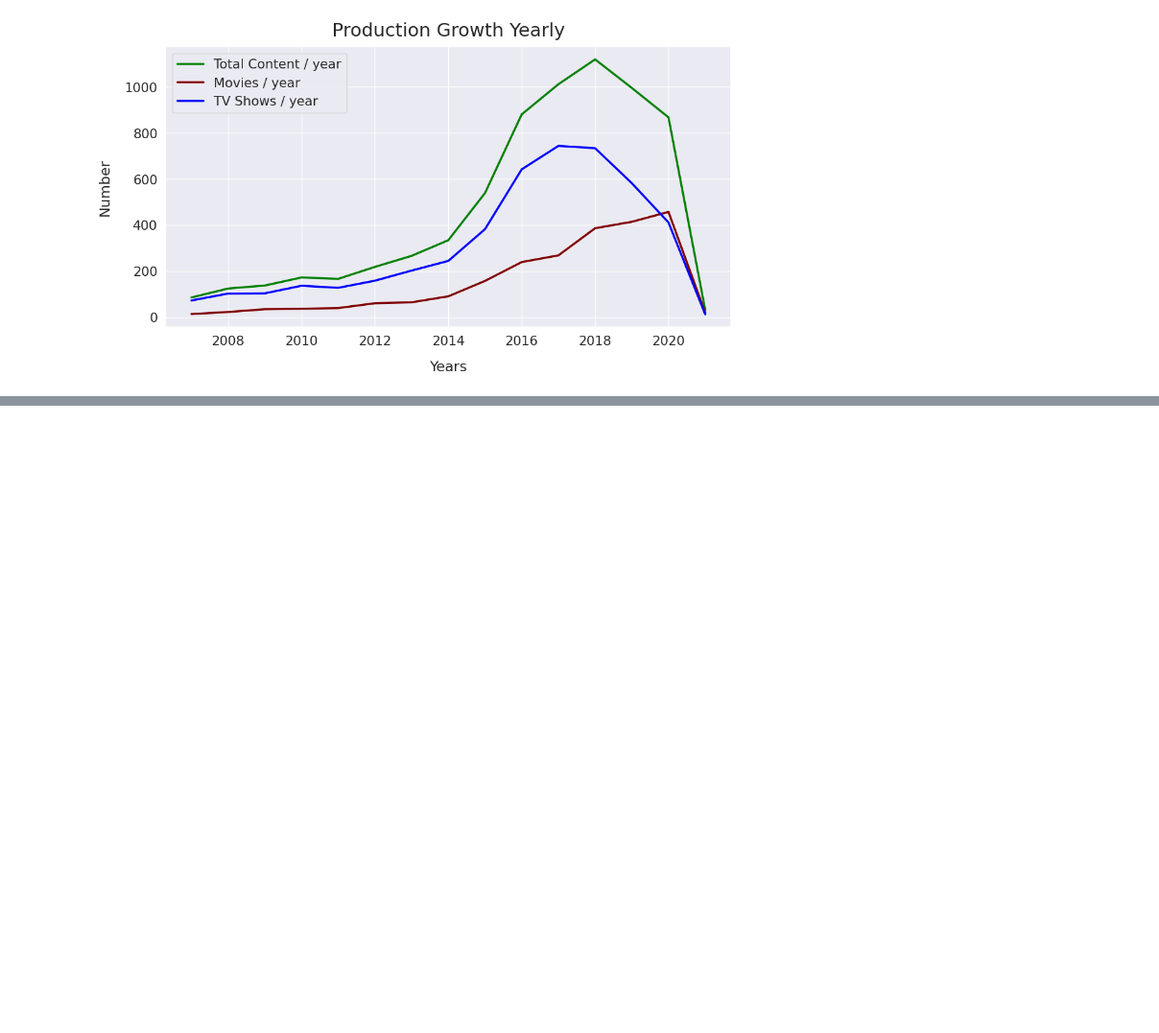
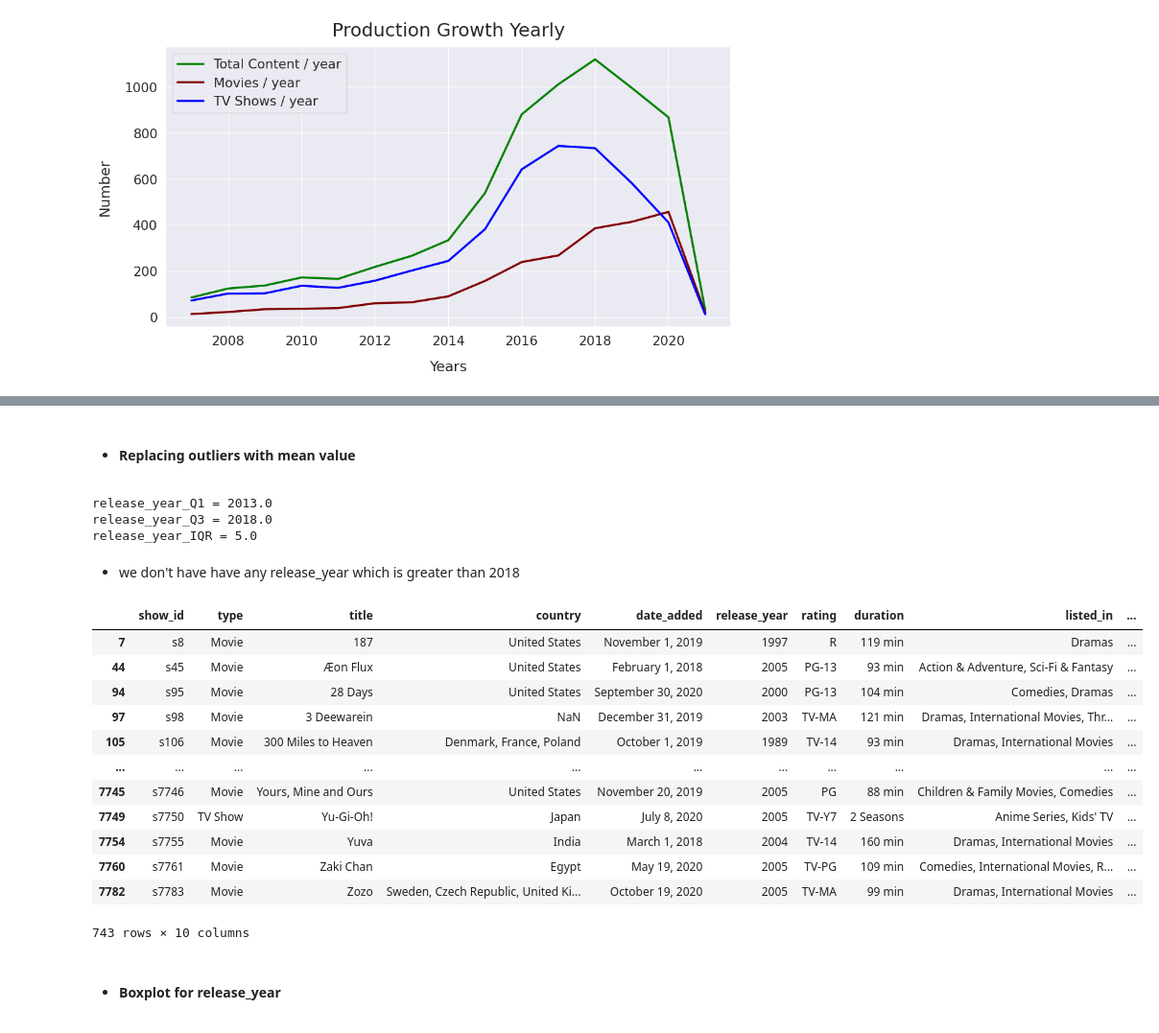
Before and after one commit to Ksangi/Netflix_Movies_And_Tv_Shows_Clustering, a Jupyter notebook: Netflix_Movies_And_Tv_Shows_Clustering.ipynb, the cells around one changed output, grey strips where cells are left out. Shown at 96% size. Saved outputs shown, nothing was run; the diff lists cells and outputs as text; code cells hidden in the pictures; blank space fills up the shorter version.

```diff
--- a/Netflix_Movies_And_Tv_Shows_Clustering.ipynb
+++ b/Netflix_Movies_And_Tv_Shows_Clustering.ipynb
@@ -239,0 +297,32 @@ plt.title("Production Growth Yearly", y=1.02, fontsize=22);
+# %% [markdown]
+* ####  Replacing outliers with mean value
+# %%
+release_year_Q1 = df.release_year.quantile(0.25)
+release_year_Q3 = df.release_year.quantile(0.75)
+release_year_IQR = release_year_Q3 - release_year_Q1
+print(f'release_year_Q1 = {release_year_Q1}\nrelease_year_Q3 = {release_year_Q3}\nrelease_year_IQR = {release_year_IQR}')
+# %% [output]
+release_year_Q1 = 2013.0
+release_year_Q3 = 2018.0
+release_year_IQR = 5.0
+# %% [markdown]
+* we don't have have any release_year which is greater than 2018
+# %%
+release_year_outliers = df[(df.release_year < (release_year_Q1 - 1.5 * release_year_IQR)) |
+                           ( df.release_year > (release_year_Q3 + 1.5 * release_year_IQR)) ]
+# %%
+release_year_outliers
+# %% [output]
+|  | show_id | type | title | country | date_added | release_year | rating | duration | listed_in | ... |
+| 7 | s8 | Movie | 187 | United States | November 1, 2019 | 1997 | R | 119 min | Dramas | ... |
+| 44 | s45 | Movie | Æon Flux | United States | February 1, 2018 | 2005 | PG-13 | 93 min | Action & Adventure, Sci-Fi & Fantasy | ... |
+| 94 | s95 | Movie | 28 Days | United States | September 30, 2020 | 2000 | PG-13 | 104 min | Comedies, Dramas | ... |
+| 97 | s98 | Movie | 3 Deewarein | NaN | December 31, 2019 | 2003 | TV-MA | 121 min | Dramas, International Movies, Thr... | ... |
+| 105 | s106 | Movie | 300 Miles to Heaven | Denmark, France, Poland | October 1, 2019 | 1989 | TV-14 | 93 min | Dramas, International Movies | ... |
+| ... | ... | ... | ... | ... | ... | ... | ... | ... | ... | ... |
+| 7745 | s7746 | Movie | Yours, Mine and Ours | United States | November 20, 2019 | 2005 | PG | 88 min | Children & Family Movies, Comedies | ... |
+| 7749 | s7750 | TV Show | Yu-Gi-Oh! | Japan | July 8, 2020 | 2005 | TV-Y7 | 2 Seasons | Anime Series, Kids' TV | ... |
+| 7754 | s7755 | Movie | Yuva | India | March 1, 2018 | 2004 | TV-14 | 160 min | Dramas, International Movies | ... |
+| 7760 | s7761 | Movie | Zaki Chan | Egypt | May 19, 2020 | 2005 | TV-PG | 109 min | Comedies, International Movies, R... | ... |
+| 7782 | s7783 | Movie | Zozo | Sweden, Czech Republic, United Ki... | October 19, 2020 | 2005 | TV-MA | 99 min | Dramas, International Movies | ... |
+743 rows × 10 columns
@@ -239,0 +332,2 @@ plt.title("Production Growth Yearly", y=1.02, fontsize=22);
+# %% [markdown]
+* ####  Boxplot for release_year
```
Also changed, not shown: parts of 24 cells of this notebook.
